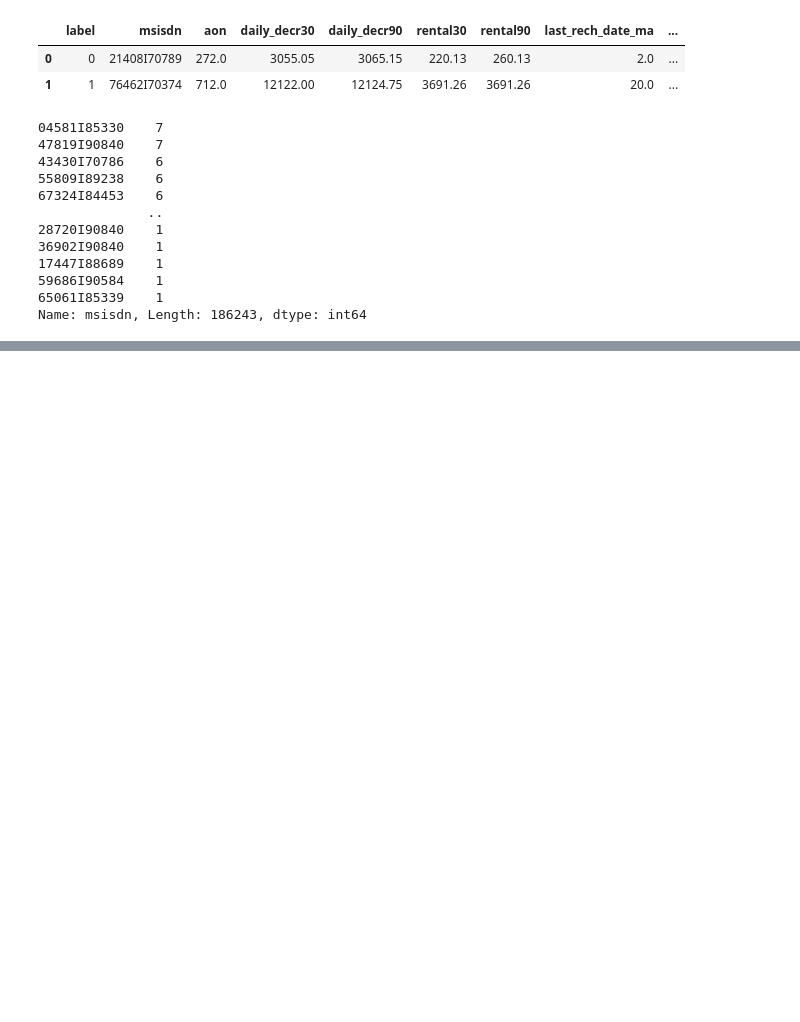
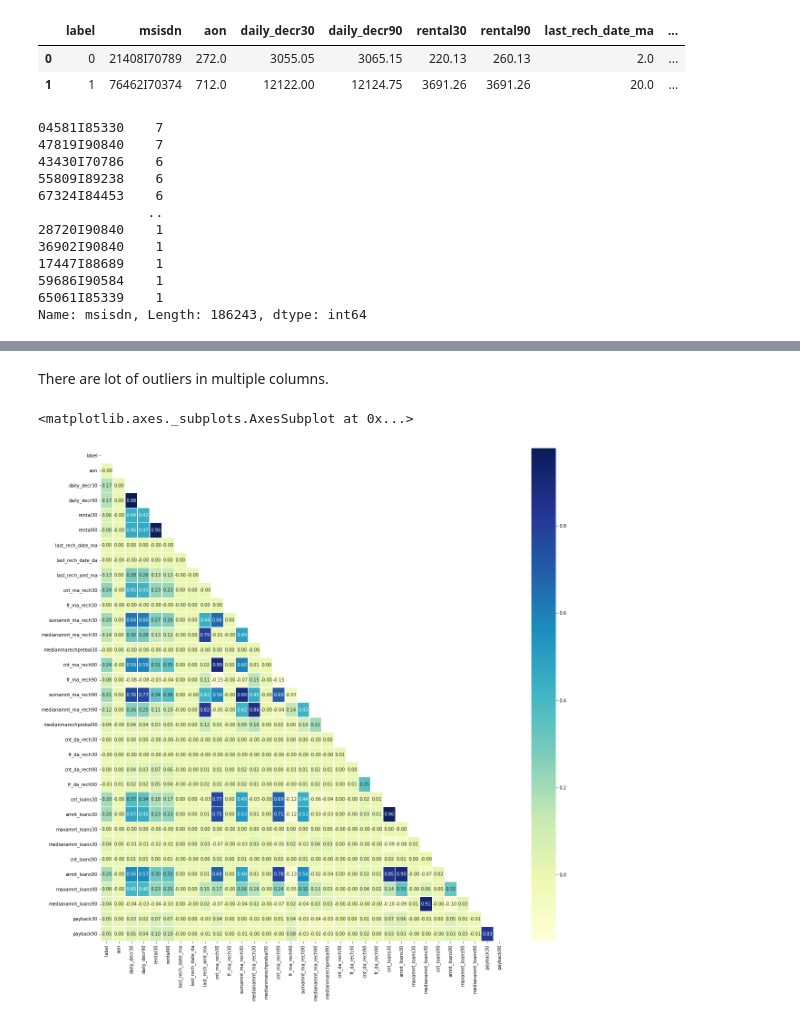
Before and after one commit to Neeraj6maths/Delinquency-telecom-dataset-project, a Jupyter notebook: Mini_project.ipynb, the cells around one changed output, grey strips where cells are left out. Saved outputs shown, nothing was run; the diff lists cells and outputs as text; code cells hidden in the pictures; blank space fills up the shorter version.

```diff
--- a/Mini_project.ipynb
+++ b/Mini_project.ipynb
@@ -125,0 +147,10 @@ user_data[user_data['msisdn'] == '04581I85330']
+# %% [markdown]
+There are lot of outliers in multiple columns.
+# %%
+plt.figure(figsize = (20,20))
+df_corr = user_data.corr()
+mask = np.triu(np.ones_like(df_corr))
+sns.heatmap(df_corr, annot = True, linewidths=.5,cmap="YlGnBu",fmt = '0.2f',mask = mask)
+# %% [output]
+<matplotlib.axes._subplots.AxesSubplot at 0x...>
+[figure, added]
```
Also changed, not shown: parts of 15 cells of this notebook.
